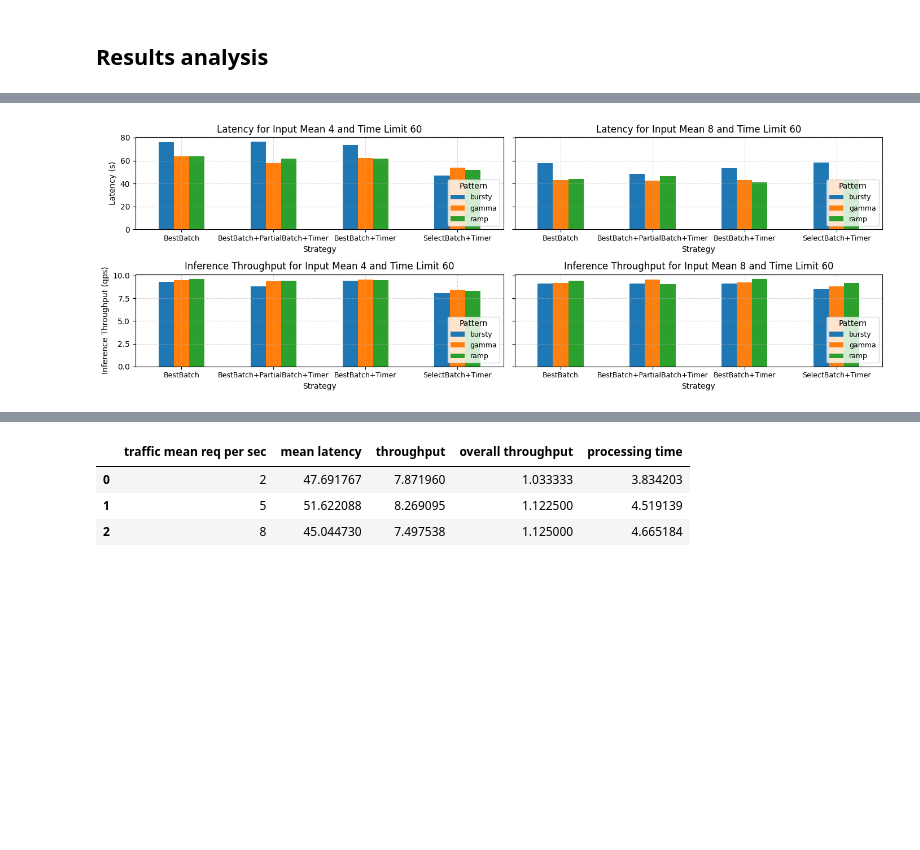
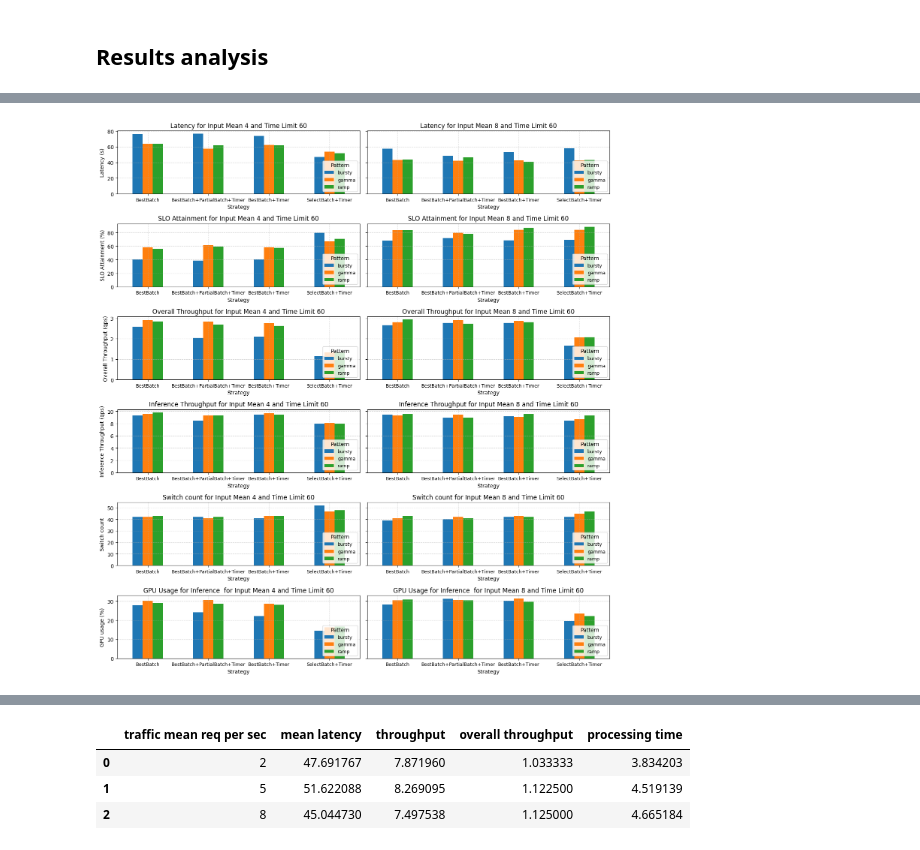
Before and after one commit to Antonio-MI/sincere, a Jupyter notebook: process_results.ipynb, the cells around one changed output, grey strips where cells are left out. Cells and saved outputs as stored; diff of their text form; code cells hidden in the pictures; blank space fills up the shorter version.

```diff
--- a/process_results.ipynb
+++ b/process_results.ipynb
@@ -53,7 +53,3 @@ grouped_df
 91 rows × 175 columns
 # %%
 grouped_df.to_csv("profiling_results/batch_profiling_results_red_cuda_ccmode_grouped.csv", index=False)
-# %%
-for model in ["gemma-7b", "granite-7b", "llama3-8b"]:
-    print(grouped_df.loc[grouped_df[grouped_df["model"] == model]["throughput (qps)"].idxmax()][["model", "batch_size", "throughput (qps)"]])
-    print()
@@ -373,42 +341,84 @@ combined_df
 # %%
 import matplotlib.pyplot as plt
 import numpy as np
 
-fig, ax = plt.subplots(figsize=(14, 5), nrows=2, ncols=2, sharey='row')  # Adjust height to fit two rows
+fig, ax = plt.subplots(figsize=(14, 15), nrows=6, ncols=2, sharey='row')
 
 # Create plots for each combination of input mean and time limit
 for i, ((input_mean, time_limit), group) in enumerate(combined_df.groupby(['input_mean', 'time_limit'])):
 
-    row = i // 2  # Determine the row index (either 0 or 1)
     col = i % 2   # Determine the column index (either 0 or 1)
 
     # Pivot the data to have strategies and patterns side by side for Latency
     latency_pivot_data = group.pivot_table(values='latency (s)', index='strategy', columns='pattern', aggfunc='mean')
-    # Create the grouped bar plot for Latency
     latency_pivot_data.plot(kind='bar', ax=ax[0, col], legend=True)
     ax[0, col].set_title(f'Latency for Input Mean {input_mean} and Time Limit {time_limit}')
     ax[0, col].set_xlabel('Strategy')
     ax[0, col].set_ylabel('Latency (s)')
     ax[0, col].tick_params(axis='x', rotation=0, labelsize=9)
     ax[0, col].legend(title='Pattern', loc="lower right", fontsize=9)
     ax[0, col].grid(alpha=0.5, linestyle="--")
 
-    # Pivot the data to have strategies and patterns side by side for Throughput
-    throughput_pivot_data = group.pivot_table(values='throughput (qps)', index='strategy', columns='pattern', aggfunc='mean')
-    # Create the grouped bar plot for Throughput
-    throughput_pivot_data.plot(kind='bar', ax=ax[1, col], legend=True)
-    ax[1, col].set_title(f'Inference Throughput for Input Mean {input_mean} and Time Limit {time_limit}')
+
+    # Plot SLO attainment
+    slo_attainment_pivot_data = group.pivot_table(values='SLO attainment', index='strategy', columns='pattern', aggfunc='mean')
+    slo_attainment_pivot_data.plot(kind='bar', ax=ax[1, col], legend=True)
+    ax[1, col].set_title(f'SLO Attainment for Input Mean {input_mean} and Time Limit {time_limit}')
     ax[1, col].set_xlabel('Strategy')
-    ax[1, col].set_ylabel('Inference Throughput (qps)')
+    ax[1, col].set_ylabel('SLO Attainment (%)')
     ax[1, col].tick_params(axis='x', rotation=0, labelsize=9)
     ax[1, col].legend(title='Pattern', loc="lower right", fontsize=9)
     ax[1, col].grid(alpha=0.5, linestyle="--")
 
-    # Break if more plots than available subplots
-    if i >= 3:  # We only have space for 2 rows x 2 columns
+    # Plot overall throughput
+    overall_throughput_pivot_data = group.pivot_table(values='overall_throughput', index='strategy', columns='pattern', aggfunc='mean')
+    overall_throughput_pivot_data.plot(kind='bar', ax=ax[2, col], legend=True)
+    ax[2, col].set_title(f'Overall Throughput for Input Mean {input_mean} and Time Limit {time_limit}')
+    ax[2, col].set_xlabel('Strategy')
+    ax[2, col].set_ylabel('Overall Throughput (qps)')
+    ax[2, col].tick_params(axis='x', rotation=0, labelsize=9)
+    ax[2, col].legend(title='Pattern', loc="lower right", fontsize=9)
+    ax[2, col].grid(alpha=0.5, linestyle="--")
+
+    # Plot inference throughput
+    inference_throughput_pivot_data = group.pivot_table(values='inference throughput', index='strategy', columns='pattern', aggfunc='mean')
+    inference_throughput_pivot_data.plot(kind='bar', ax=ax[3, col], legend=True)
+    ax[3, col].set_title(f'Inference Throughput for Input Mean {input_mean} and Time Limit {time_limit}')
+    ax[3, col].set_xlabel('Strategy')
+    ax[3, col].set_ylabel('Inference Throughput (qps)')
+    ax[3, col].tick_params(axis='x', rotation=0, labelsize=9)
+    ax[3, col].legend(title='Pattern', loc="lower right", fontsize=9)
+    ax[3, col].grid(alpha=0.5, linestyle="--")
+
+
+    # Plot Switch count
+    switch_count_pivot_data = group.pivot_table(values='switch_count', index='strategy', columns='pattern', aggfunc='mean')
+    switch_count_pivot_data.plot(kind='bar', ax=ax[4, col], legend=True)
+    ax[4, col].set_title(f'Switch count for Input Mean {input_mean} and Time Limit {time_limit}')
+    ax[4, col].set_xlabel('Strategy')
+    ax[4, col].set_ylabel('Switch count')
+    ax[4, col].tick_params(axis='x', rotation=0, labelsize=9)
+    ax[4, col].legend(title='Pattern', loc="lower right", fontsize=9)
+    ax[4, col].grid(alpha=0.5, linestyle="--")
+
+
+    # Plot Switch count
+    utilization_pivot_data = group.pivot_table(values='inference_percentage', index='strategy', columns='pattern', aggfunc='mean')
+    utilization_pivot_data.plot(kind='bar', ax=ax[5, col], legend=True)
+    ax[5, col].set_title(f'GPU Usage for Inference  for Input Mean {input_mean} and Time Limit {time_limit}')
+    ax[5, col].set_xlabel('Strategy')
+    ax[5, col].set_ylabel('GPU usage (%)')
+    ax[5, col].tick_params(axis='x', rotation=0, labelsize=9)
+    ax[5, col].legend(title='Pattern', loc="lower right", fontsize=9)
+    ax[5, col].grid(alpha=0.5, linestyle="--")
+
+    # Stop if more than the number of available subplots
+    if i >= 11:  # We only have space for 5 rows x 2 columns
         break
 
 fig.tight_layout()
 plt.show()
+
+# ONLY KEEP SLO Attainment, Overall Throughput and GPU usage?
 # %% [output]
-[figure, old version]
+[figure, new version]
```
Also changed, not shown: parts of 10 cells of this notebook, 13 other files.
